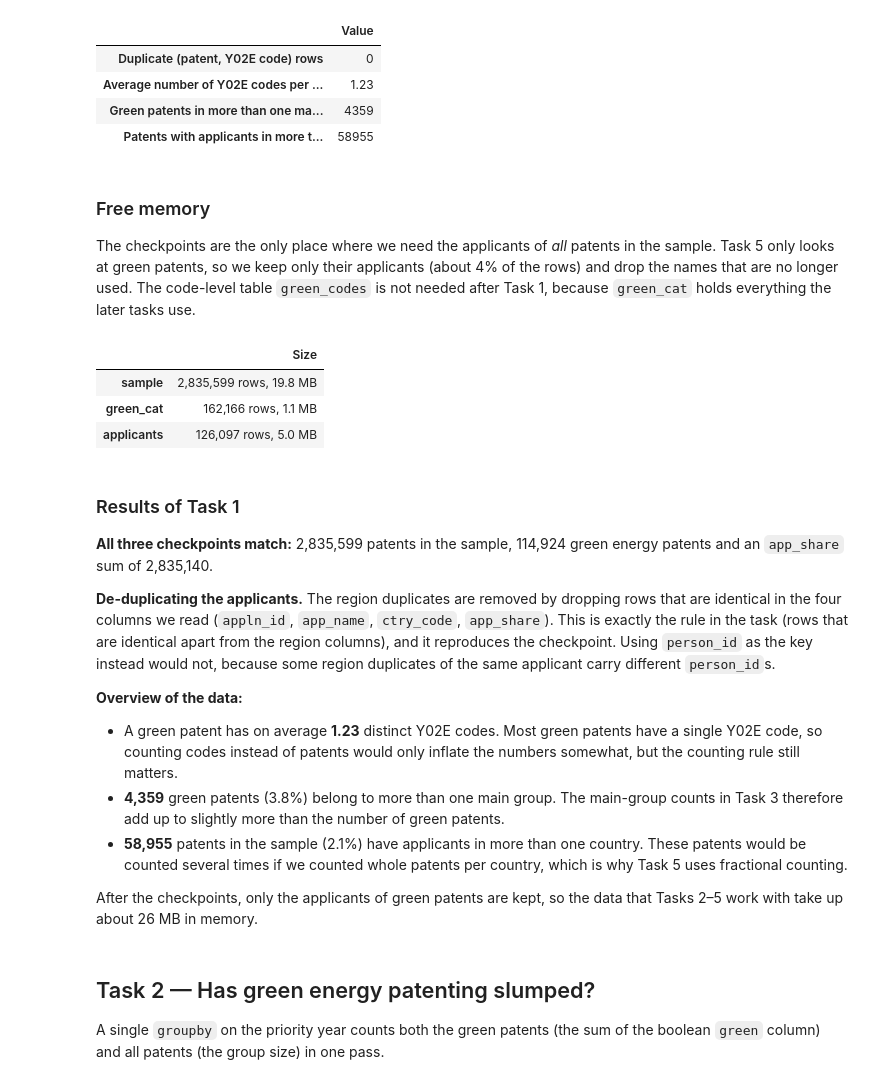
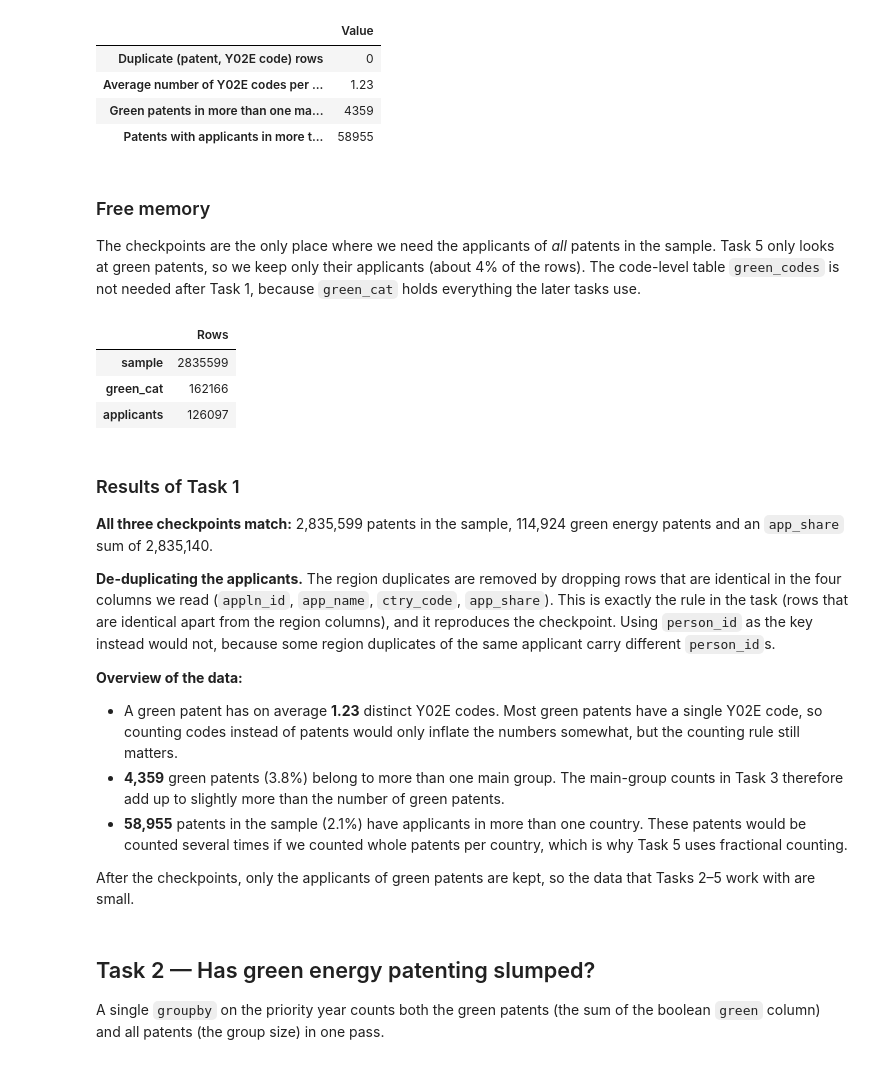
Before and after one commit to mariushempedersen/TECH-2-group-term-paper, a Jupyter notebook: term_paper-MHP-C.ipynb, the cells around one changed output. Drawn from its saved outputs; the diff is of its cells as text; code cells hidden in the pictures.

```diff
--- a/term_paper-MHP-C.ipynb
+++ b/term_paper-MHP-C.ipynb
@@ -123,9 +111,10 @@ def read_sample(path, first_year, last_year, chunksize=CHUNKSIZE):
 # %%
-def read_y02e_codes(path, sample_ids, chunksize=CHUNKSIZE):
+def read_y02e_codes(path, sample_ids):
     """Read the Y02E codes of the applications in the sample.
 
-    Only about 0.6% of the 35.6M rows are Y02E codes, so each chunk is filtered
-    on the code prefix before anything is kept.
+    The CPC file has one row per CPC code. Only about 0.6% of the 35.6M rows
+    are Y02E codes, so we keep the rows whose code starts with ``'Y02E'`` and
+    whose application is in the sample.
 
     Parameters
     ----------
@@ -133,8 +122,6 @@ def read_y02e_codes(path, sample_ids, chunksize=CHUNKSIZE):
         Path to the CPC file.
     sample_ids : pandas.Series
         ``appln_id`` of the applications in the sample.
-    chunksize : int, optional
-        Number of rows read at a time.
 
     Returns
     -------
@@ -142,17 +129,8 @@ def read_y02e_codes(path, sample_ids, chunksize=CHUNKSIZE):
         Columns ``appln_id`` and ``CPC_Class``, one row per Y02E code of a
         patent in the sample.
     """
-    parts = []
-    with pd.read_csv(
-        path,
-        sep='|',
-        usecols=['appln_id', 'CPC_Class'],
-        dtype={'appln_id': 'int32', 'CPC_Class': 'str'},
-        chunksize=chunksize,
-    ) as reader:
-        for chunk in reader:
-            parts.append(chunk.loc[chunk['CPC_Class'].str.startswith('Y02E')])
-    codes = pd.concat(parts, ignore_index=True)
-    # Filtering on the sample is cheap now that only ~200k rows are left
-    return codes.loc[codes['appln_id'].isin(sample_ids)].reset_index(drop=True)
+    cpc = pd.read_csv(path, sep='|')
+    is_y02e = cpc['CPC_Class'].str.startswith('Y02E')
+    in_sample = cpc['appln_id'].isin(sample_ids)
+    return cpc.loc[is_y02e & in_sample].reset_index(drop=True)
 # %%
@@ -253,8 +215,8 @@ def build_green_categories(codes, sample):
     Returns
     -------
     pandas.DataFrame
-        Columns ``appln_id``, ``category`` (category dtype with the labels of
-        Tables 1 and 2) and ``prio_year``.
+        Columns ``appln_id``, ``category`` (a label from Table 1 or 2) and
+        ``prio_year``.
     """
     long = pd.concat(
         [
@@ -266,7 +228,6 @@ def build_green_categories(codes, sample):
             .dropna(),  # codes without a technology
         ]
     ).drop_duplicates()
-    long['category'] = long['category'].astype(CATEGORY_DTYPE)
     return long.merge(sample[['appln_id', 'prio_year']], on='appln_id', how='left')
 # %% [markdown]
 ### Read the data
@@ -370,31 +331,27 @@ pd.Series(
 ### Free memory
 
 The checkpoints are the only place where we need the applicants of *all* patents in the sample. Task 5 only looks at
-green patents, so we keep only their applicants (about 4% of the rows) and drop the names that are no longer used.
+green patents, so we keep only their applicants (about 4% of the rows).
 The code-level table `green_codes` is not needed after Task 1, because `green_cat` holds everything the later tasks
 use.
 # %%
 applicants = applicants.loc[applicants['appln_id'].isin(green_cat['appln_id'])]
-applicants['app_name'] = applicants['app_name'].cat.remove_unused_categories()
 del green_codes, is_main_group
 
-# Memory used by the DataFrames that Tasks 2-5 work with
+# Number of rows in the DataFrames that Tasks 2-5 work with
 pd.Series(
     {
-        name: f'{len(df):,} rows, {df.memory_usage(deep=True).sum() / 1e6:.1f} MB'
-        for name, df in {
-            'sample': sample,
-            'green_cat': green_cat,
-            'applicants': applicants,
-        }.items()
+        'sample': len(sample),
+        'green_cat': len(green_cat),
+        'applicants': len(applicants),
     },
-    name='Size',
+    name='Rows',
 ).to_frame()
 # %% [output]
-|  | Size |
-| sample | 2,835,599 rows, 19.8 MB |
-| green_cat | 162,166 rows, 1.1 MB |
-| applicants | 126,097 rows, 5.0 MB |
+|  | Rows |
+| sample | 2835599 |
+| green_cat | 162166 |
+| applicants | 126097 |
 # %% [markdown]
 ### Results of Task 1
 
@@ -415,8 +372,8 @@ not, because some region duplicates of the same applicant carry different `perso
 * **58,955** patents in the sample (2.1%) have applicants in more than one country. These patents would be counted
   several times if we counted whole patents per country, which is why Task 5 uses fractional counting.
 
-After the checkpoints, only the applicants of green patents are kept, so the data that Tasks 2–5 work with take up
-about 26 MB in memory.
+After the checkpoints, only the applicants of green patents are kept, so the data that Tasks 2–5 work with are
+small.
 # %% [markdown]
 ## Task 2 — Has green energy patenting slumped?
 
```
Also changed, not shown: parts of 10 cells of this notebook.
